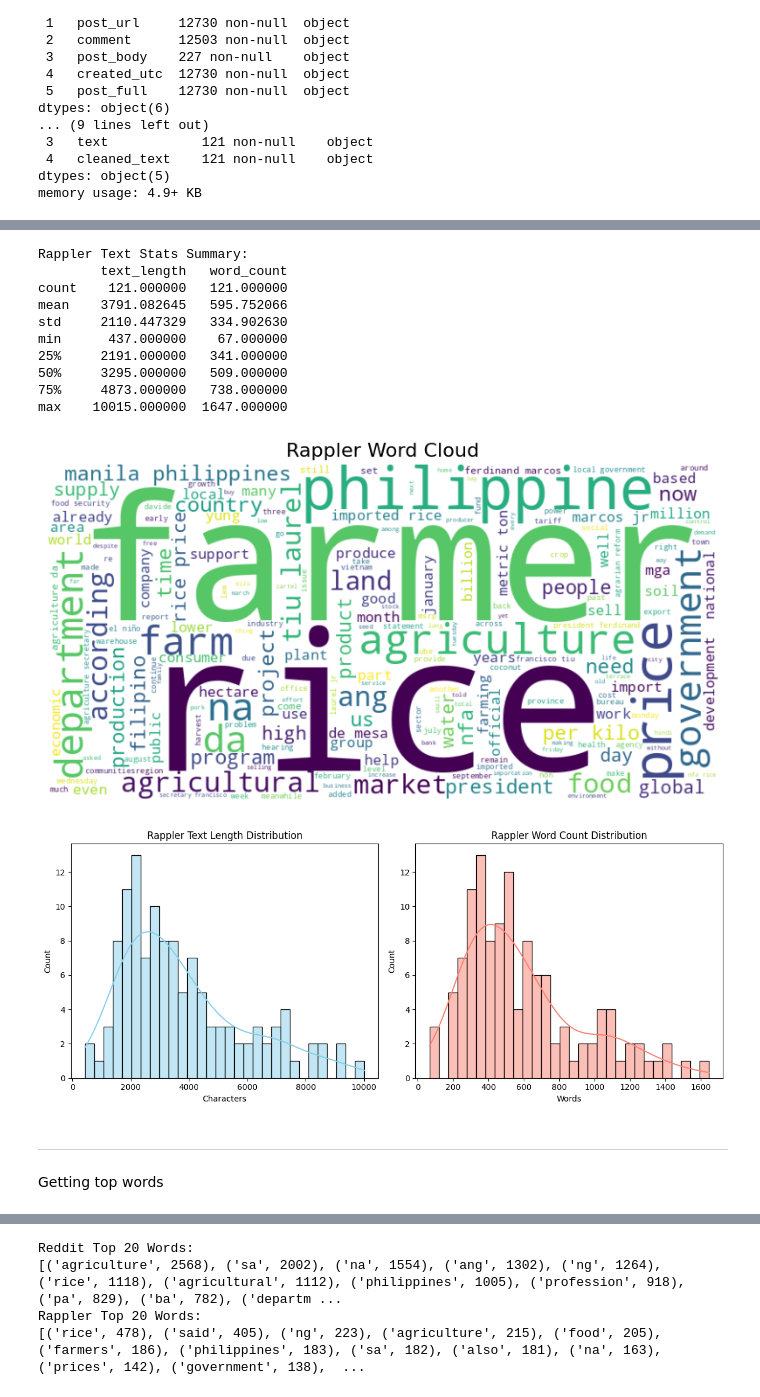
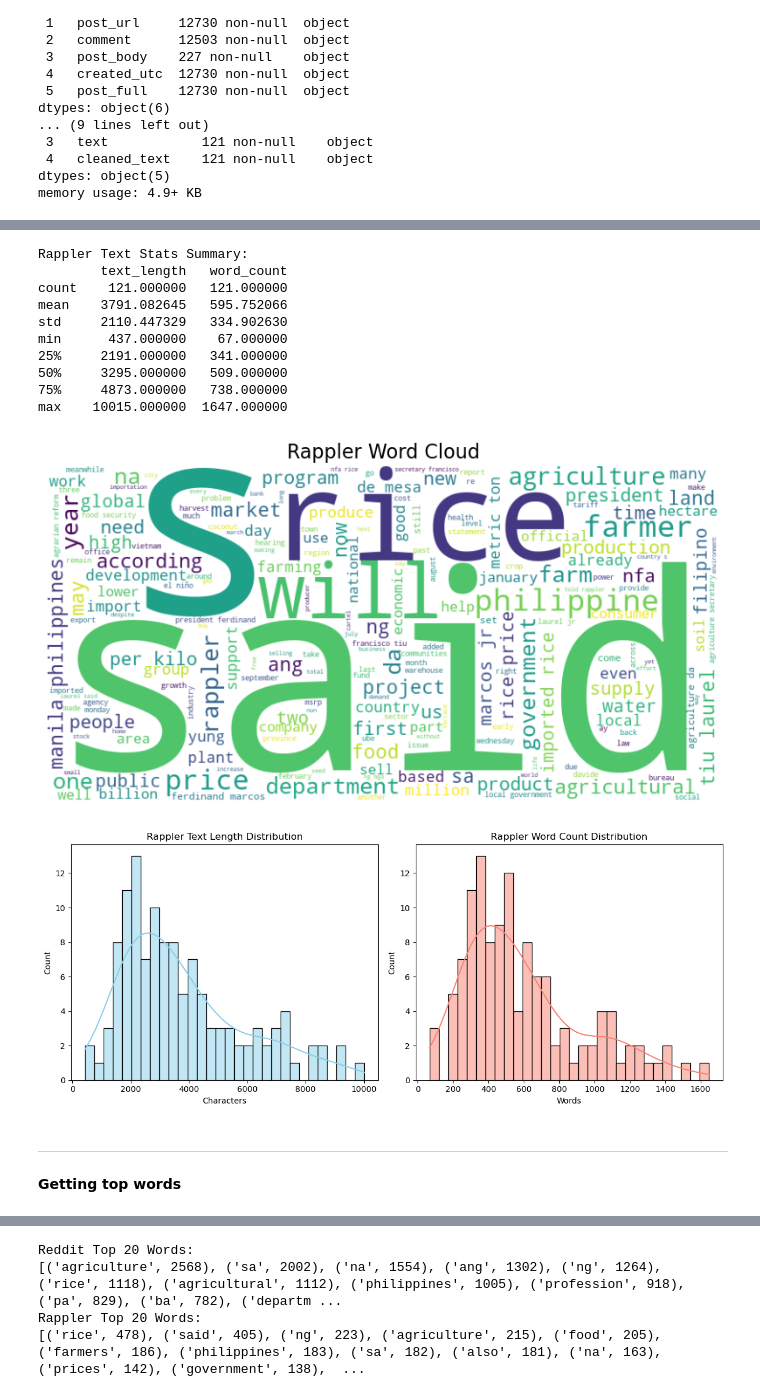
Before and after one commit to louis-uwie/philippine-agriculture-reddit-analysis, a Jupyter notebook: Binwag - PhilippineRedditAgricultureAnalysis/notebook/02-eda.ipynb, the cells around one changed output, grey strips where cells are left out. Drawn from its saved outputs; the diff is of its cells as text; code cells hidden in the pictures.

```diff
--- a/Binwag - PhilippineRedditAgricultureAnalysis/notebook/02-eda.ipynb
+++ b/Binwag - PhilippineRedditAgricultureAnalysis/notebook/02-eda.ipynb
@@ -116,27 +100,25 @@ max     6082.000000   1006.00000
 # %%
-rappler_stopwords = {'said', 'will', 'also', 'one', 'new', 'may', 'two', 'first', 'last', 'year', 's','rappler','ay','ng','sa','po','de mesa'}
-
 rappler_clean = add_text_stats(rappler_clean, "cleaned_text")
 print("Rappler Text Stats Summary:")
 print(rappler_clean[['text_length', 'word_count']].describe())
-generate_wordcloud(rappler_clean['cleaned_text'], "Rappler Word Cloud", extra_stopwords=rappler_stopwords)
+generate_wordcloud(rappler_clean['cleaned_text'], "Rappler Word Cloud")
 plot_text_stats(rappler_clean, "Rappler")
 # %% [output]
 Rappler Text Stats Summary:
         text_length   word_count
 count    121.000000   121.000000
 mean    3791.082645   595.752066
 std     2110.447329   334.902630
 min      437.000000    67.000000
 25%     2191.000000   341.000000
 50%     3295.000000   509.000000
 75%     4873.000000   738.000000
 max    10015.000000  1647.000000
-[figure, old version]
+[figure, new version]
-[figure, old version]
+[figure, new version]
 # %% [markdown]
 ---
-Getting top words
+**Getting top words**
 # %%
 from collections import Counter
 import nltk
```
Also changed, not shown: parts of 10 cells of this notebook, 1 other file.
